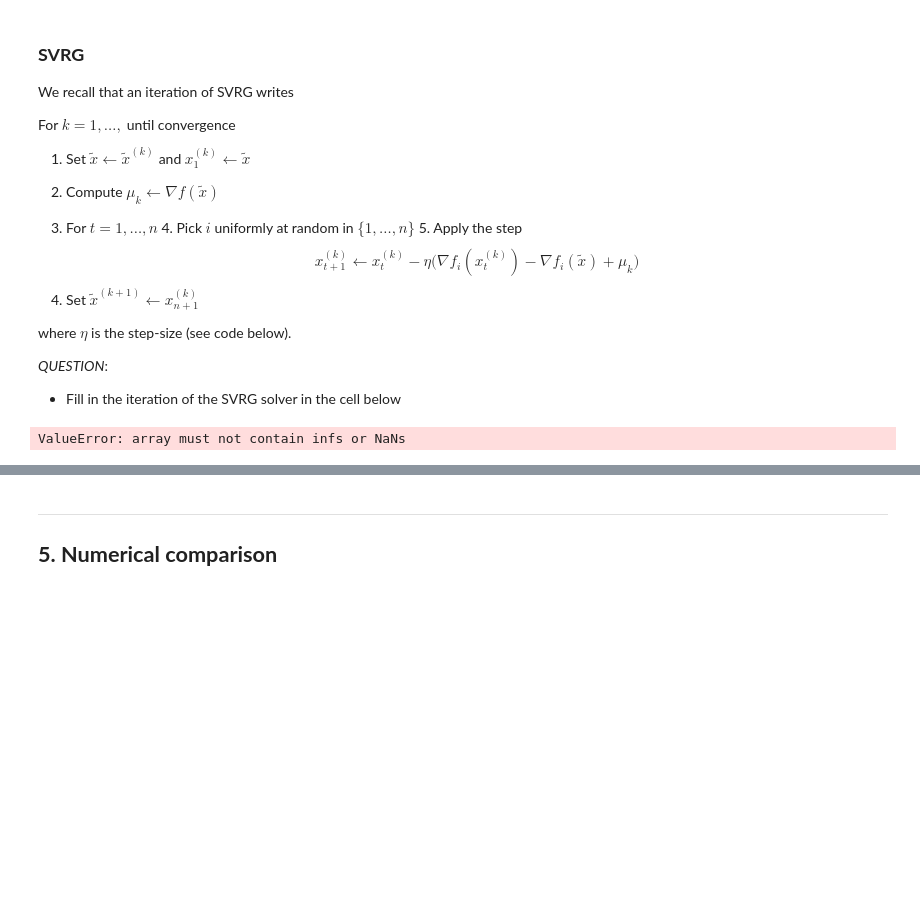
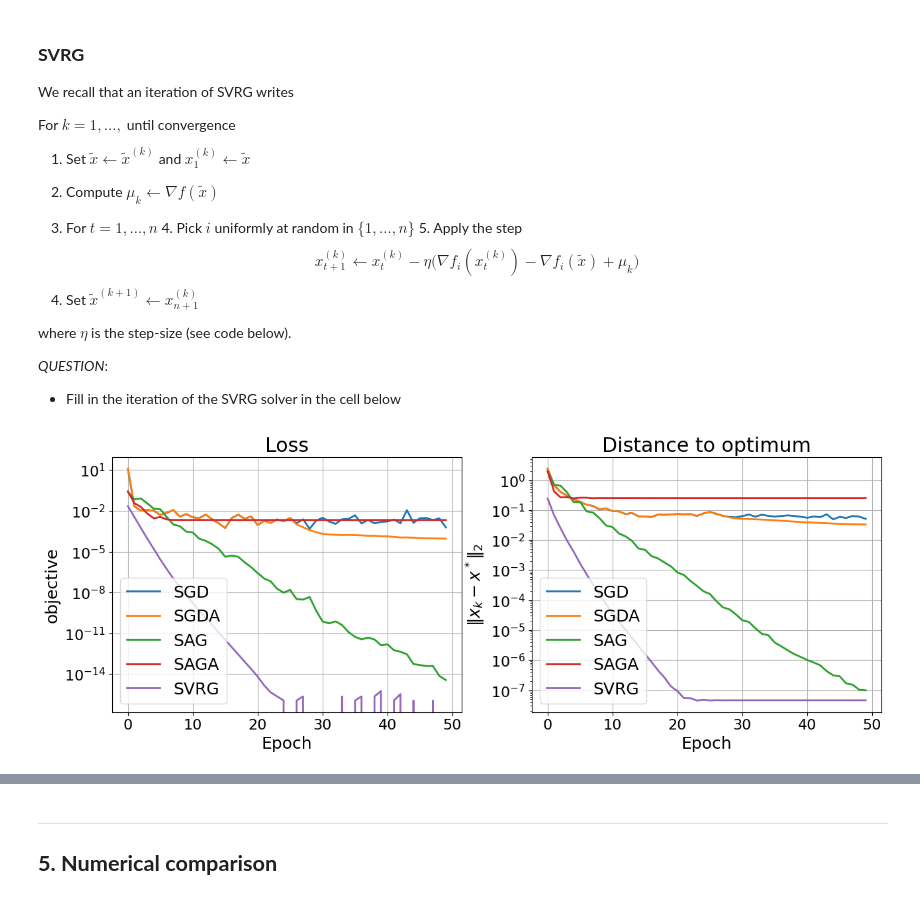
Before and after one commit to BryanBradfo/optimisation-algorithms, a Jupyter notebook: lab2_chen_bryan_and_devilder_alice.ipynb, the cells around one changed output, grey strips where cells are left out. Cells and saved outputs as stored; diff of their text form; code cells hidden in the pictures; blank space fills up the shorter version.

```diff
--- a/lab2_chen_bryan_and_devilder_alice.ipynb
+++ b/lab2_chen_bryan_and_devilder_alice.ipynb
@@ -830,7 +837,7 @@ where $\eta$ is the step-size (see code below).
 - Fill in the iteration of the SVRG solver in the cell below
 # %%
 @njit
-def svrg(x_init, random_indices, grad, grad_i, n_iter=100, step=1., store_every=n, args=()):
+def svrg(x_init, random_indices, grad, grad_i, n_iter=100, step=1., store_every=1, args=()):
     """Stochastic variance reduction gradient algorithm."""
     x = x_init.copy()
     x_old = x.copy()
@@ -842,8 +849,9 @@ def svrg(x_init, random_indices, grad, grad_i, n_iter=100, step=1., store_every=
         x = x_old.copy()
 
         for t in range(n):
-            i = random_indices[idx]
-            x -= step * (grad_i(i, x, *args) - grad_i(i, x_old, *args) + mu_k)
+            i = random_indices[t]
+            gt = (grad_i(i, x, *args) - grad_i(i, x_old, *args) + mu_k)
+            x -= step * gt
 
         x_old = x.copy()
         x = x_old
@@ -854,12 +862,12 @@ def svrg(x_init, random_indices, grad, grad_i, n_iter=100, step=1., store_every=
     return x, x_list
 # %%
 x_init = np.zeros(d)
-monitor_svrg = monitor(svrg, loss, x_min, (A, b ,lbda))
-monitor_svrg.run(x_init, random_indices, grad, grad_i, n_iter * n, step, args=(A, b, lbda))
+monitor_svrg_50 = monitor(svrg, loss, x_min, (A, b ,lbda))
+monitor_svrg_50.run(x_init, random_indices, grad, grad_i, n_iter, step, args=(A, b, lbda))
-# %% [output]
-ValueError: array must not contain infs or NaNs
 # %%
-monitors = [monitor_sgd, monitor_sgda, monitor_sag, monitor_saga, monitor_svrg]
+monitors = [monitor_sgd_50, monitor_sgda_50, monitor_sag_50, monitor_saga_50, monitor_svrg_50]
 solvers = ["SGD", "SGDA", "SAG", "SAGA", "SVRG"]
 plot_epochs(monitors, solvers)
+# %% [output]
+[figure, added]
 # %%
```
Also changed, not shown: parts of 40 cells of this notebook.
